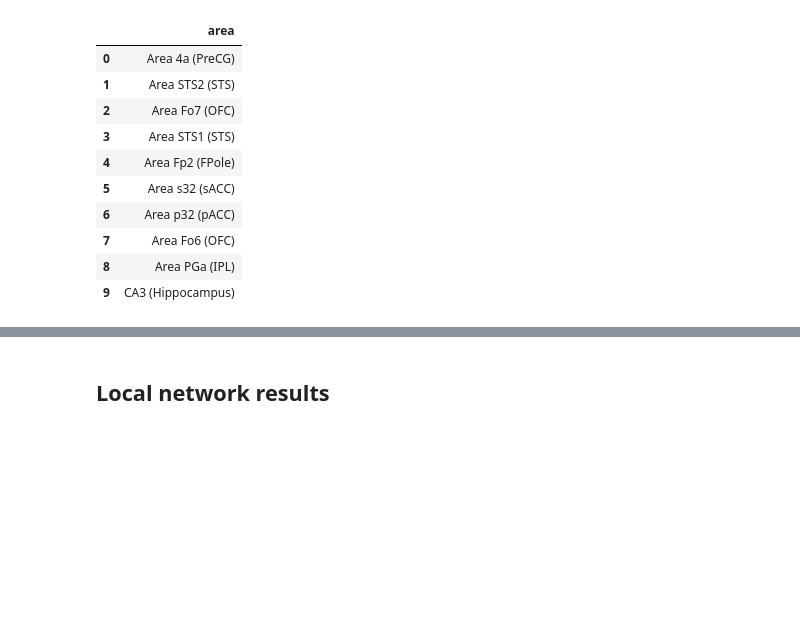
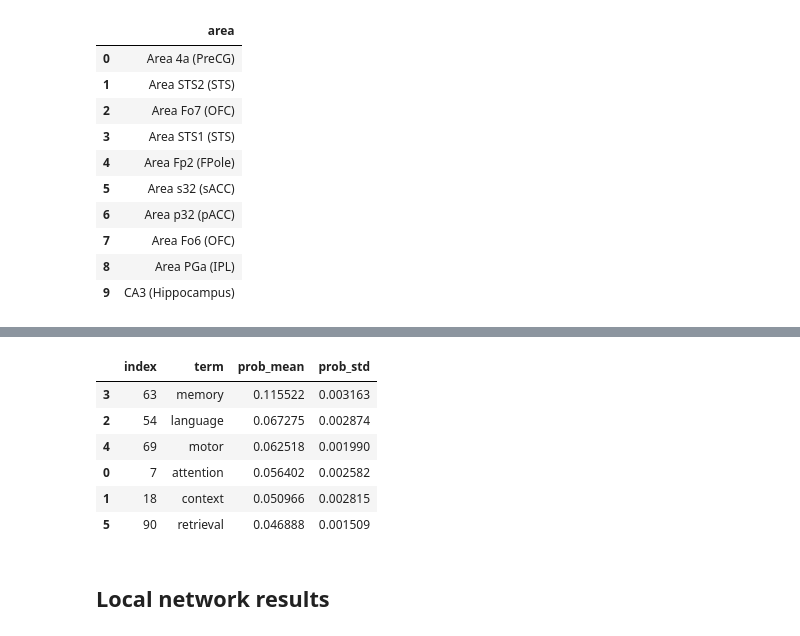
Before and after one commit to gzanitti/NeuroLang, a Jupyter notebook: examples/Network example.ipynb, the cells around one changed output, grey strips where cells are left out. Saved outputs shown, nothing was run; the diff lists cells and outputs as text; code cells hidden in the pictures; blank space fills up the shorter version.

```diff
--- a/examples/Network example.ipynb
+++ b/examples/Network example.ipynb
@@ -669,3 +718,28 @@ plt.axhline(c_long.PROB.quantile(.95))
+# %%
+result_summary_stats = res['result_long_summary_stats']._container.copy()
+thr = np.percentile(result_summary_stats['prob_mean'], 95)
+sel_terms = (
+    result_summary_stats
+    .query('prob_mean >= @thr')
+    .reset_index()
+    .term
+    .unique()
+)
+results_summary_stats_thr = (
+    result_summary_stats
+    .query('term in @sel_terms')
+    .reset_index()
+    .sort_values(['prob_mean'], ascending=False)
+)
+results_summary_stats_thr
+# %% [output]
+|  | index | term | prob_mean | prob_std |
+| 3 | 63 | memory | 0.115522 | 0.003163 |
+| 2 | 54 | language | 0.067275 | 0.002874 |
+| 4 | 69 | motor | 0.062518 | 0.001990 |
+| 0 | 7 | attention | 0.056402 | 0.002582 |
+| 1 | 18 | context | 0.050966 | 0.002815 |
+| 5 | 90 | retrieval | 0.046888 | 0.001509 |
 # %% [markdown]
 ## Local network results
 # %%
```
Also changed, not shown: parts of 13 cells of this notebook, 1 other file.
